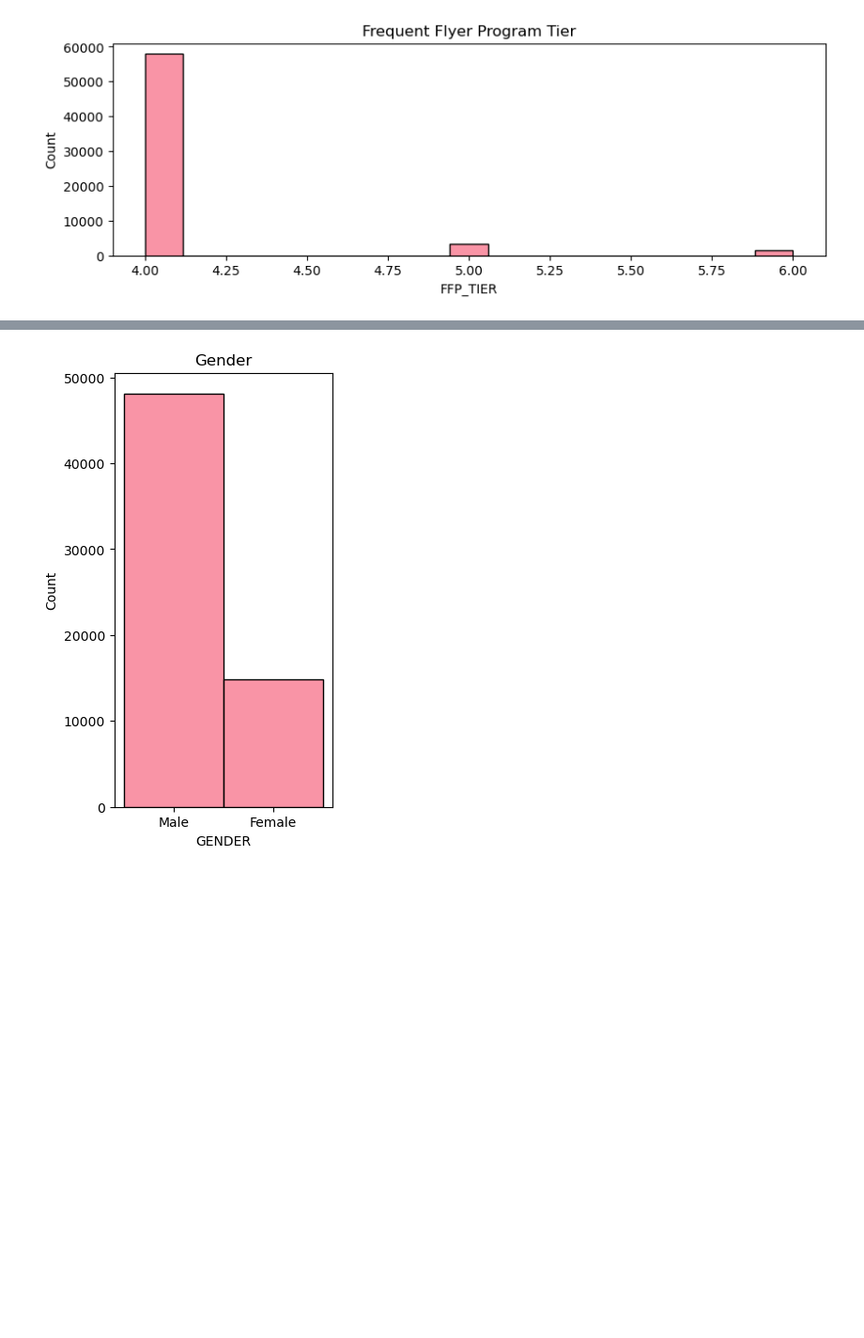
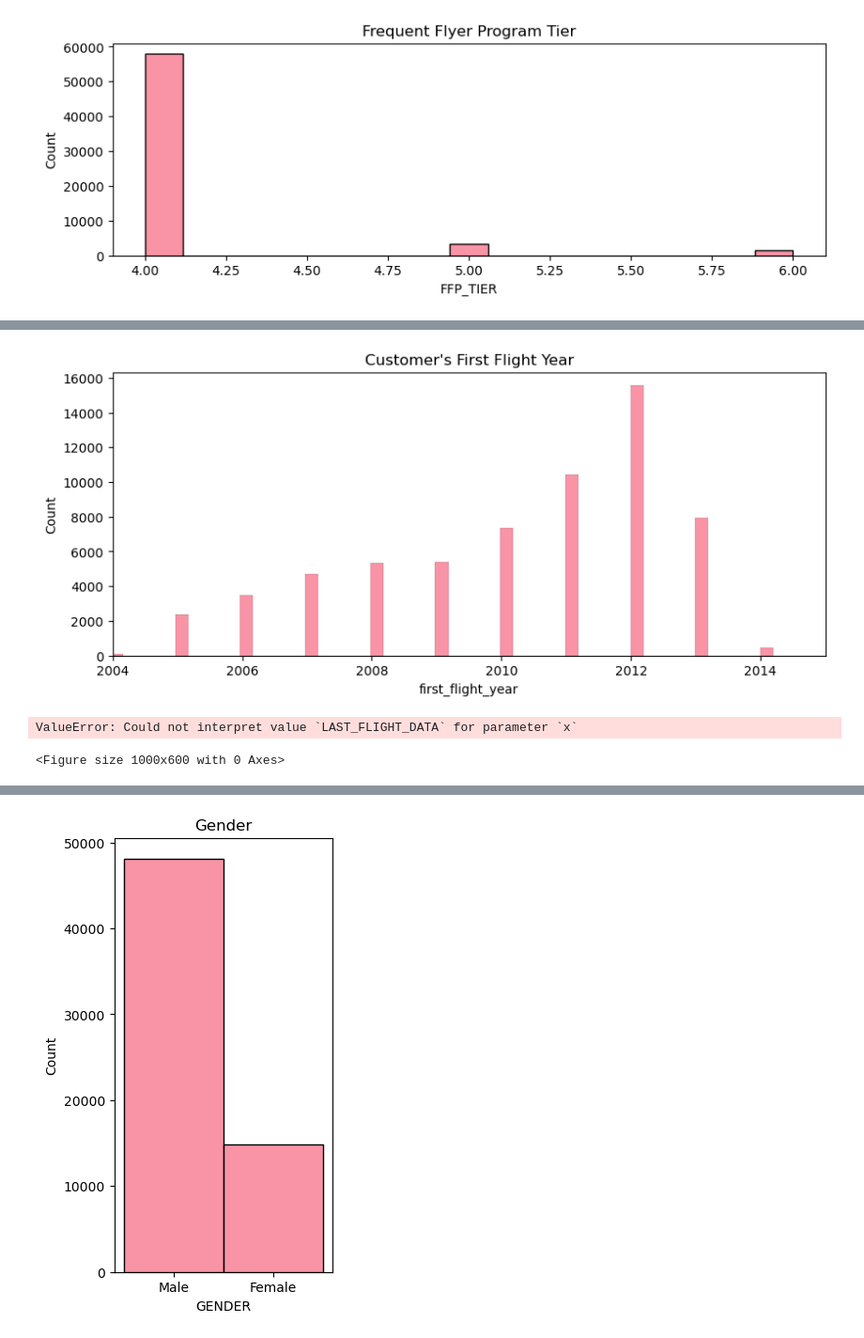
Before and after one commit to gbriansatria/Final-Project-Raka-MAX, a Jupyter notebook: Homework Stage 3/Homework Unsupervised Learning.ipynb, the cells around one changed output, grey strips where cells are left out. Shown: that part at 94% size. Cells and saved outputs as stored; diff of their text form; code cells hidden in the pictures; blank space fills up the shorter version.

```diff
--- a/Homework Stage 3/Homework Unsupervised Learning.ipynb
+++ b/Homework Stage 3/Homework Unsupervised Learning.ipynb
@@ -159,0 +171,24 @@ AttributeError: Can only use .dt accessor with datetimelike values
+# %%
+#reducing the first flight date to per year
+
+df1['FIRST_FLIGHT_DATE'] = pd.to_datetime(df1['FIRST_FLIGHT_DATE'])
+df1['first_flight_year'] = df1['FIRST_FLIGHT_DATE'].dt.year
+
+#First flight year
+
+plt.figure(figsize=(10,4))
+sns.histplot(x='first_flight_year', data=df1)
+plt.title("Customer's First Flight Year")
+plt.xlim(2004, 2015)
+plt.show()
+# %% [output]
+[figure, added]
+# %%
+#INI KENAPA PL33333333333333rrrrrrrrrrrrrrrrrrrrrrrrrrr
+plt.figure(figsize=(10,6))
+sns.histplot(x='LAST_FLIGHT_DATA', data=df1)
+plt.title('Last Flight Date')
+plt.show()
+# %% [output]
+ValueError: Could not interpret value `LAST_FLIGHT_DATA` for parameter `x`
+<Figure size 1000x600 with 0 Axes>
```
Also changed, not shown: parts of 16 cells of this notebook.
